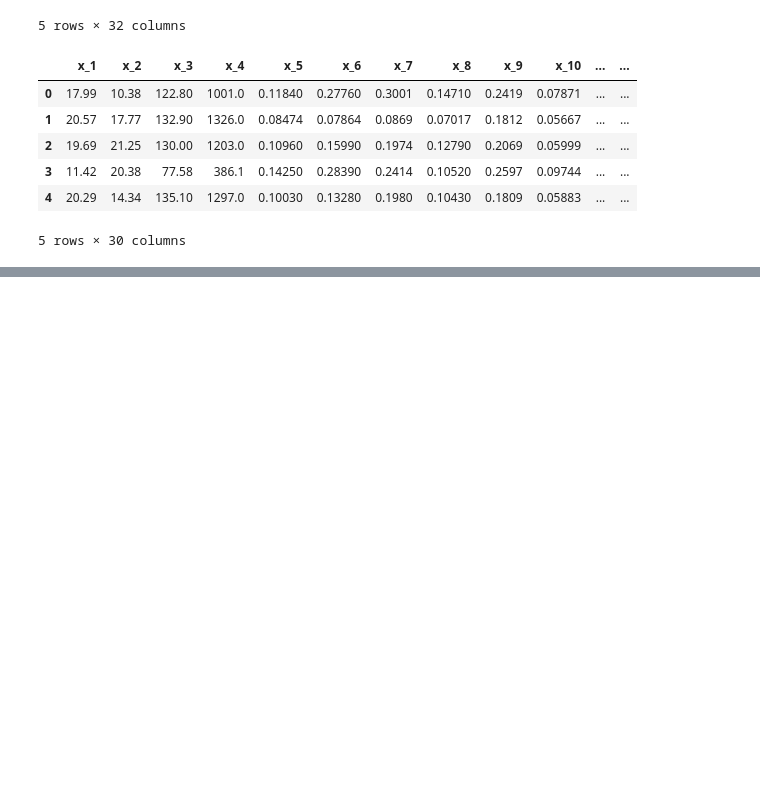
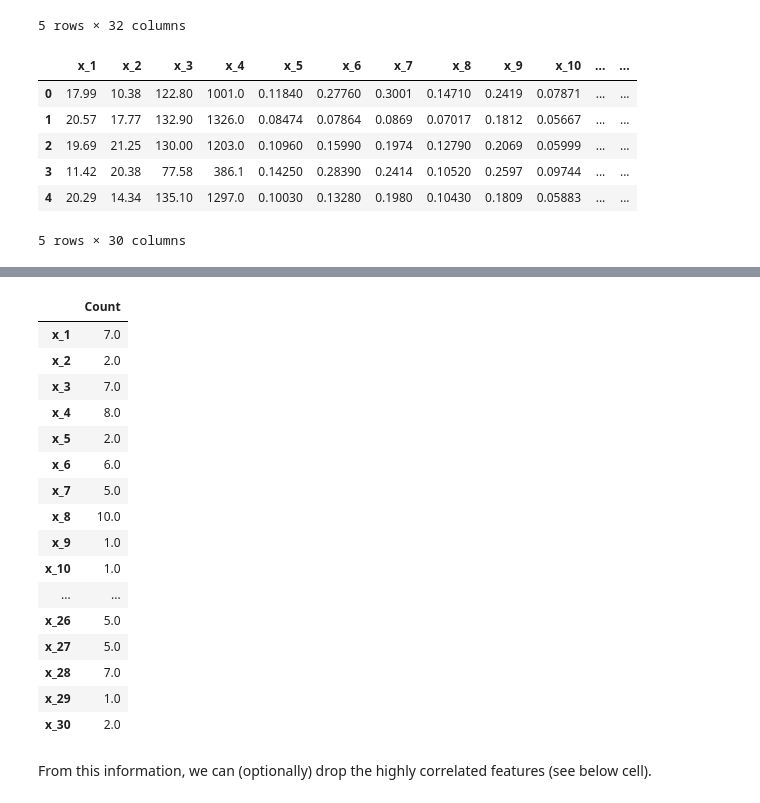
Before and after one commit to markcc309/drfsc, a Jupyter notebook: docs/notebooks/01_fitting_single.ipynb, the cells around one changed output, grey strips where cells are left out. Drawn from its saved outputs; the diff is of its cells as text; code cells hidden in the pictures; blank space fills up the shorter version.

```diff
--- a/docs/notebooks/01_fitting_single.ipynb
+++ b/docs/notebooks/01_fitting_single.ipynb
@@ -53,13 +63,27 @@ display(corr.style.background_gradient(cmap='coolwarm'))
 # %%
-
 '''
-Calculation how many times a feature was an in high correlation.
+Calculation of how many times a feature was an in high correlation.
 Count = 1 denotes only autocorrelation.
 '''
-
 df_CorrCount = utils.get_corr_df(X, level=0.8)
-
 display(df_CorrCount)
-
-# col2drop = ['x_1','x_8','x_23','x_24','x_28']
-# X = X.drop(columns=col2drop)
+# %% [output]
+|  | Count |
+| x_1 | 7.0 |
+| x_2 | 2.0 |
+| x_3 | 7.0 |
+| x_4 | 8.0 |
+| x_5 | 2.0 |
+| x_6 | 6.0 |
+| x_7 | 5.0 |
+| x_8 | 10.0 |
+| x_9 | 1.0 |
+| x_10 | 1.0 |
+| ... | ... |
+| x_26 | 5.0 |
+| x_27 | 5.0 |
+| x_28 | 7.0 |
+| x_29 | 1.0 |
+| x_30 | 2.0 |
+# %% [markdown]
+From this information, we can (optionally) drop the highly correlated features (see below cell).
```
Also changed, not shown: parts of 35 cells of this notebook, 1 other file.
